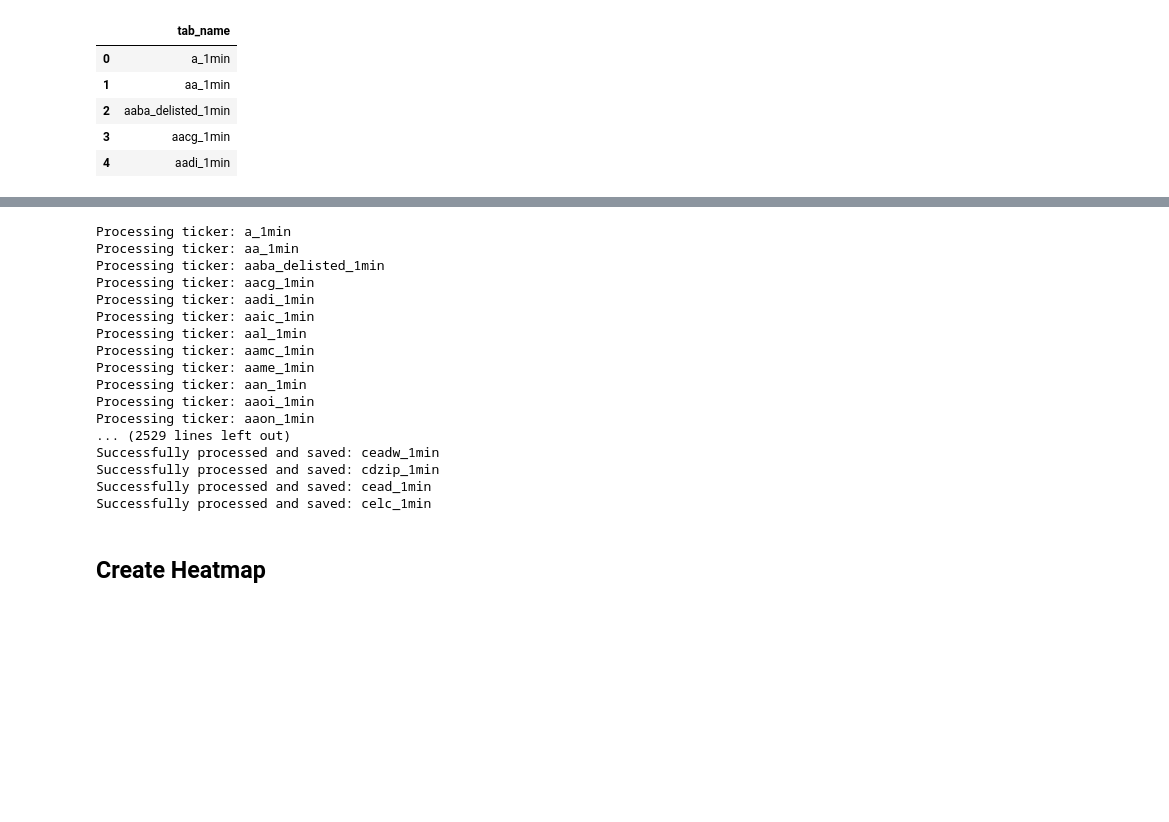
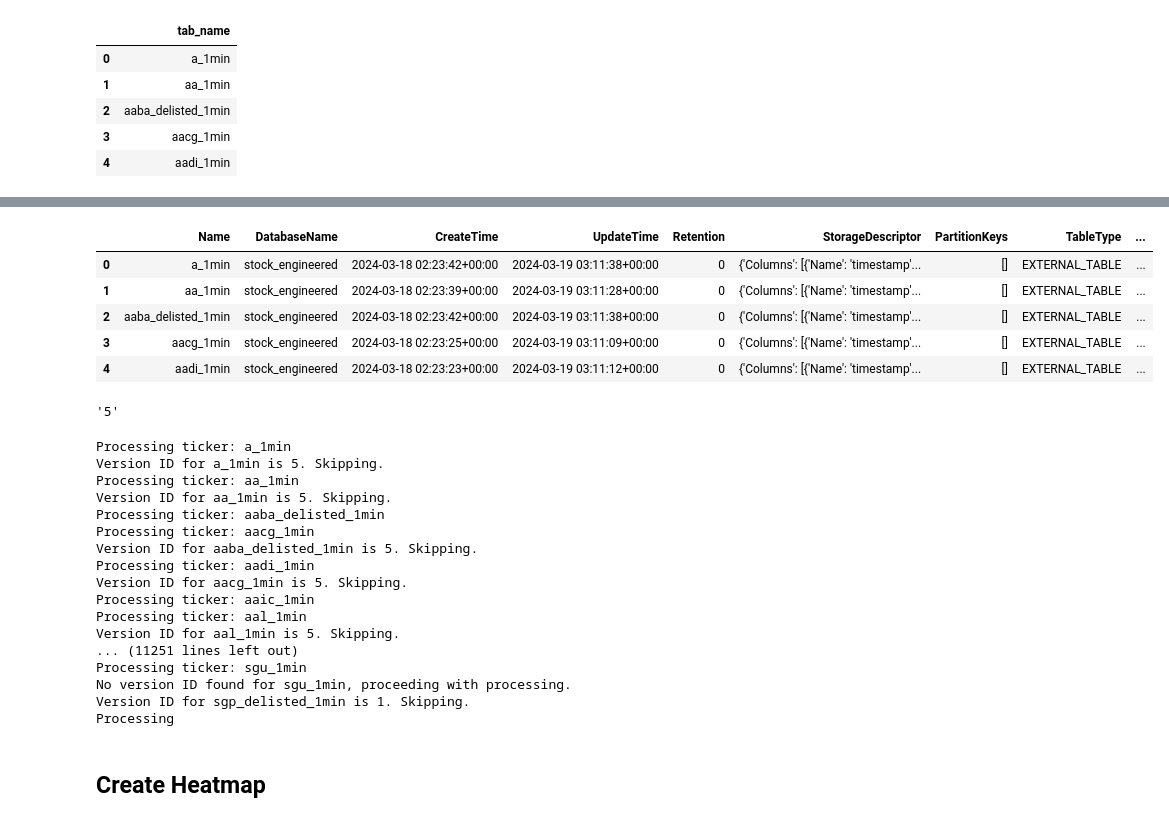
Before and after one commit to noface-0/AAI-590-01-Capstone, a Jupyter notebook: dataprocessing/research.ipynb, the cells around one changed output, grey strips where cells are left out. Drawn from its saved outputs; the diff is of its cells as text; code cells hidden in the pictures; blank space fills up the shorter version.

```diff
--- a/dataprocessing/research.ipynb
+++ b/dataprocessing/research.ipynb
@@ -1160,0 +1162,12 @@ df_exists.head(5)
+# %%
+tables = pd.DataFrame(wr.catalog.get_tables(database="stock_engineered"))
+
+# Print the list of tables and their information
+tables.head(5)
+# %% [output]
+|  | Name | DatabaseName | CreateTime | UpdateTime | Retention | StorageDescriptor | PartitionKeys | TableType | ... |
+| 0 | a_1min | stock_engineered | 2024-03-18 02:23:42+00:00 | 2024-03-19 03:11:38+00:00 | 0 | {'Columns': [{'Name': 'timestamp'... | [] | EXTERNAL_TABLE | ... |
+| 1 | aa_1min | stock_engineered | 2024-03-18 02:23:39+00:00 | 2024-03-19 03:11:28+00:00 | 0 | {'Columns': [{'Name': 'timestamp'... | [] | EXTERNAL_TABLE | ... |
+| 2 | aaba_delisted_1min | stock_engineered | 2024-03-18 02:23:42+00:00 | 2024-03-19 03:11:38+00:00 | 0 | {'Columns': [{'Name': 'timestamp'... | [] | EXTERNAL_TABLE | ... |
+| 3 | aacg_1min | stock_engineered | 2024-03-18 02:23:25+00:00 | 2024-03-19 03:11:09+00:00 | 0 | {'Columns': [{'Name': 'timestamp'... | [] | EXTERNAL_TABLE | ... |
+| 4 | aadi_1min | stock_engineered | 2024-03-18 02:23:23+00:00 | 2024-03-19 03:11:12+00:00 | 0 | {'Columns': [{'Name': 'timestamp'... | [] | EXTERNAL_TABLE | ... |
@@ -1161,3 +1176,7 @@ df_exists.head(5)
+# %%
+version_id
+# %% [output]
+'5'
 # %%
 import awswrangler as wr
 from time import gmtime, strftime
@@ -1213,7 +1241,7 @@ dfs = []
 chunk_size=20
 
 # Parallel execution for Athena queries
-with ThreadPoolExecutor(max_workers=60) as executor:  # Adjust the number of workers based on available CPU
+with ThreadPoolExecutor(max_workers=40) as executor:  # Adjust the number of workers based on available CPU
     for i in range(0, len(df_show['tab_name']), chunk_size):
         chunk = df_show['tab_name'][i:i + chunk_size]
         partial_results = list(executor.map(process_ticker, chunk))
@@ -1227,22 +1255,22 @@ df_main = pd.concat(results, ignore_index=True)
 print("All tickers processed.")
 # %% [output]
 Processing ticker: a_1min
+Version ID for a_1min is 5. Skipping.
 Processing ticker: aa_1min
+Version ID for aa_1min is 5. Skipping.
 Processing ticker: aaba_delisted_1min
 Processing ticker: aacg_1min
+Version ID for aaba_delisted_1min is 5. Skipping.
 Processing ticker: aadi_1min
+Version ID for aacg_1min is 5. Skipping.
 Processing ticker: aaic_1min
 Processing ticker: aal_1min
-Processing ticker: aamc_1min
-Processing ticker: aame_1min
-Processing ticker: aan_1min
-Processing ticker: aaoi_1min
-Processing ticker: aaon_1min
-... (2529 lines left out)
-Successfully processed and saved: ceadw_1min
-Successfully processed and saved: cdzip_1min
-Successfully processed and saved: cead_1min
-Successfully processed and saved: celc_1min
+Version ID for aal_1min is 5. Skipping.
+... (11251 lines left out)
+Processing ticker: sgu_1min
+No version ID found for sgu_1min, proceeding with processing.
+Version ID for sgp_delisted_1min is 1. Skipping.
+Processing
 # %% [markdown]
 ## Create Heatmap
 # %%
```
Also changed, not shown: parts of 9 cells of this notebook, 1 other file.
